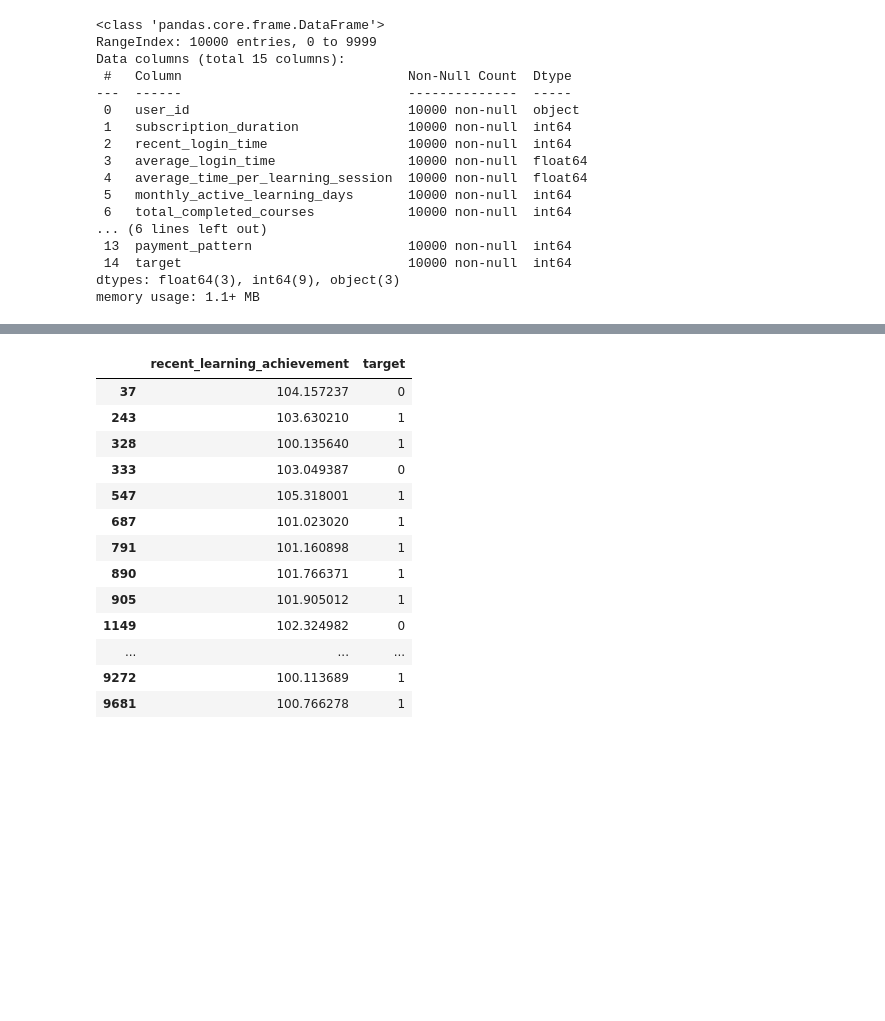
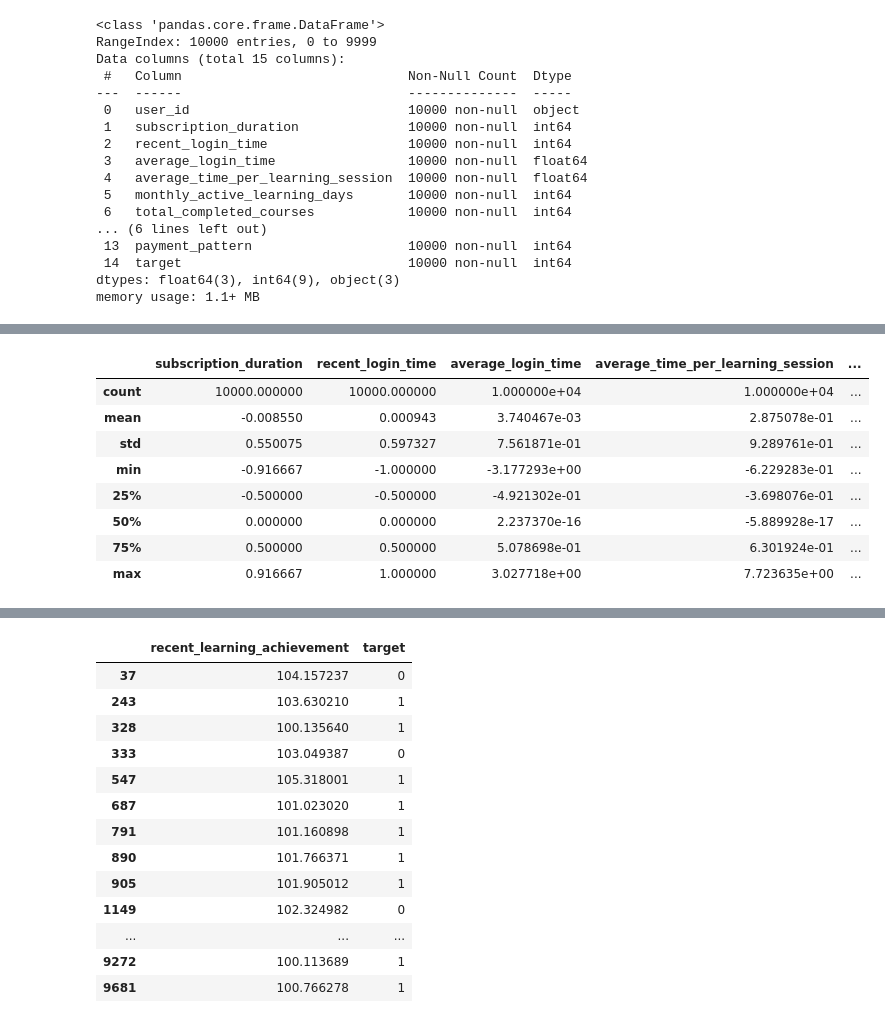
Before and after one commit to yoonjae97/edu_platform_sub_renewal_prediction, a Jupyter notebook: votingmodel.ipynb, the cells around one changed output, grey strips where cells are left out. Drawn from its saved outputs; the diff is of its cells as text; code cells hidden in the pictures; blank space fills up the shorter version.

```diff
--- a/votingmodel.ipynb
+++ b/votingmodel.ipynb
@@ -136,6 +136,18 @@ y = train['target']
 
 # 학습 데이터와 검증 데이터 분리
 X_train, X_val, y_train, y_val = train_test_split(X, y, test_size=0.2, random_state=42)
+# %%
+train.describe()
+# %% [output]
+|  | subscription_duration | recent_login_time | average_login_time | average_time_per_learning_session | ... |
+| count | 10000.000000 | 10000.000000 | 1.000000e+04 | 1.000000e+04 | ... |
+| mean | -0.008550 | 0.000943 | 3.740467e-03 | 2.875078e-01 | ... |
+| std | 0.550075 | 0.597327 | 7.561871e-01 | 9.289761e-01 | ... |
+| min | -0.916667 | -1.000000 | -3.177293e+00 | -6.229283e-01 | ... |
+| 25% | -0.500000 | -0.500000 | -4.921302e-01 | -3.698076e-01 | ... |
+| 50% | 0.000000 | 0.000000 | 2.237370e-16 | -5.889928e-17 | ... |
+| 75% | 0.500000 | 0.500000 | 5.078698e-01 | 6.301924e-01 | ... |
+| max | 0.916667 | 1.000000 | 3.027718e+00 | 7.723635e+00 | ... |
 # %%
 X_train.head()
 # %% [output]
```
Also changed, not shown: parts of 7 cells of this notebook, 13 other files.
